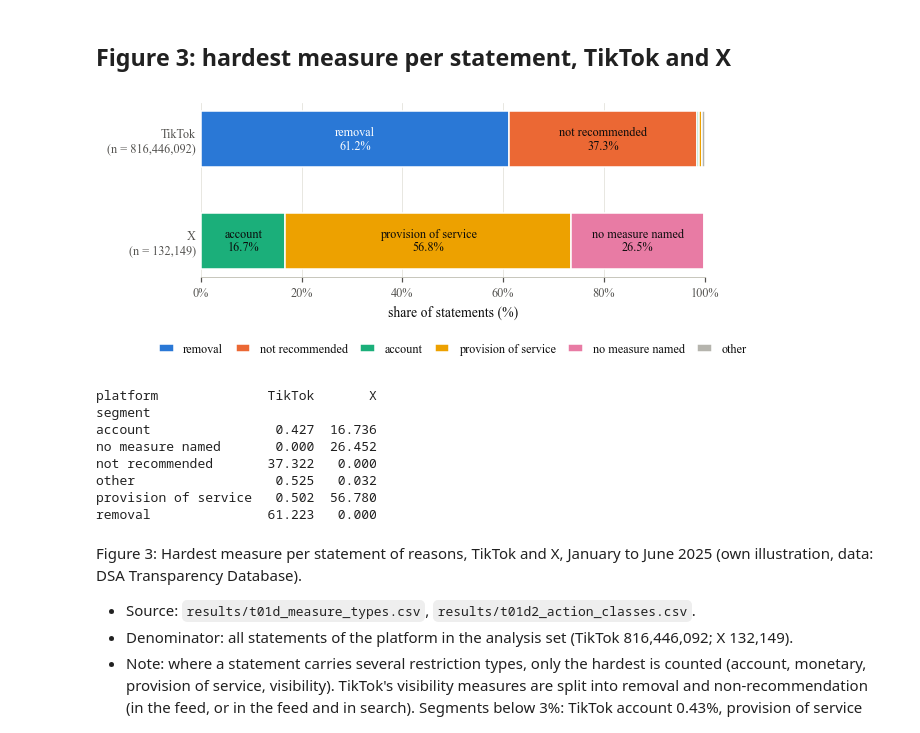
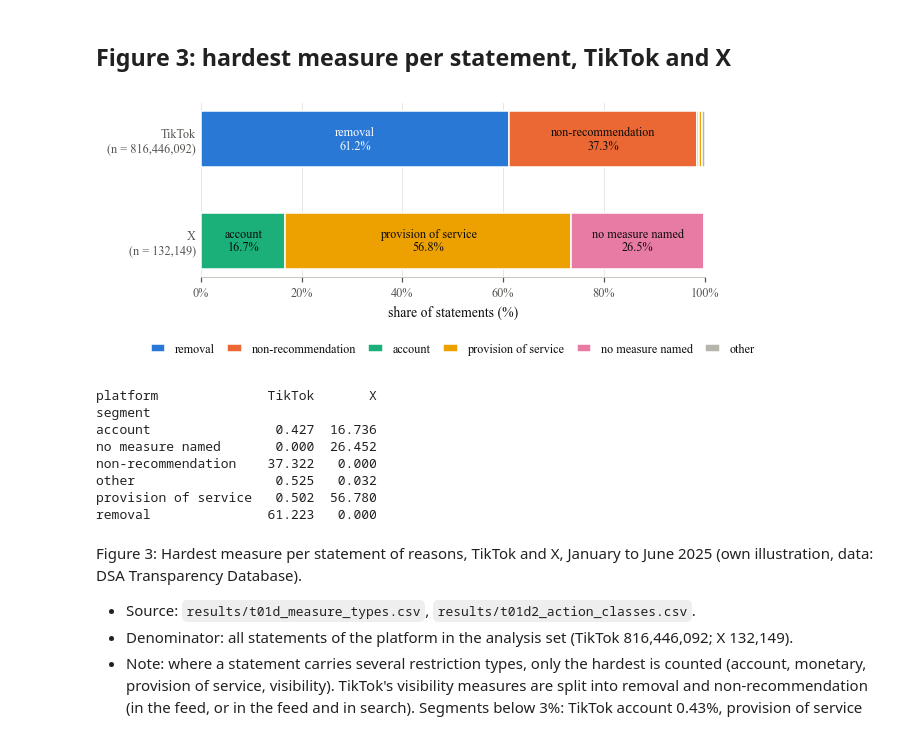
Before and after one commit to zamo-13/Abschlussarbeit, a Jupyter notebook: 04_figures.ipynb, the cells around one changed output. Drawn from its saved outputs; the diff is of its cells as text; code cells hidden in the pictures.

```diff
--- a/04_figures.ipynb
+++ b/04_figures.ipynb
@@ -72,7 +72,7 @@ full, part = w[w.days_in_window == 7], w[w.days_in_window < 7]
 
 panels = [("share_election", "civic-discourse and\nelections category (%)", (0, 0.08), PCT),
           ("share_fully_automated", "fully automated\ndecisions (%)", (0, 1.0), PCT),
-          ("mean_n_filled_strictly_optional", "filled strictly optional\nfields (mean number)", (0, 1.2), None)]
+          ("mean_n_filled_strictly_optional", "filled attributes\n(strict count, mean)", (0, 1.2), None)]
 fig, axes = plt.subplots(3, 1, figsize=(WIDTH, 13.5 * CM), sharex=True)
 for ax, (col, label, ylim, fmt), letter in zip(axes, panels, "abc"):
     for k, (p, a, b) in enumerate(PERIODS):
@@ -91,7 +91,8 @@ for ax, (col, label, ylim, fmt), letter in zip(axes, panels, "abc"):
 top = axes[0]
 for p, a, b in PERIODS:
     mid = pd.Timestamp(a) + (pd.Timestamp(b) - pd.Timestamp(a) + pd.Timedelta(days=1)) / 2
-    top.text(mid, 0.0785, PERIOD_LABELS[p], ha="center", va="top", fontsize=8, color=INK_2)
+    label = PERIOD_LABELS[p].replace(" ", "\n") if p == "baseline_a" else PERIOD_LABELS[p]  # narrowest period
+    top.text(mid, 0.0785, label, ha="center", va="top", fontsize=8, color=INK_2)
 top.text(ELECTION_DAY + pd.Timedelta(days=2), 0.004, "23 Feb 2025,\nfederal election", fontsize=8,
          color=INK_2, va="bottom")
 axes[-1].set_xlim(lo, hi + pd.Timedelta(days=1))
@@ -184,7 +185,7 @@ Database).
 # %%
 t1d = read("t01d_measure_types")
 t1d2 = read("t01d2_action_classes")
-SEGMENTS = [("removal", BLUE, SURFACE), ("not recommended", ORANGE, INK), ("account", AQUA, INK),
+SEGMENTS = [("removal", BLUE, SURFACE), ("non-recommendation", ORANGE, INK), ("account", AQUA, INK),
             ("provision of service", YELLOW, INK), ("no measure named", MAGENTA, INK),
             ("other", OTHER, INK)]
 
@@ -193,7 +194,7 @@ def segment(row):
     if row.action_class == "content removed":
         return "removal"
     if row.action_class in ("not recommended in feed", "not recommended in feed and search"):
-        return "not recommended"
+        return "non-recommendation"
     if row.measure_type in ("account", "provision of service", "no measure named"):
         return row.measure_type
     return "other"
@@ -206,39 +207,39 @@ assert (seg.sum(axis=1) == total).all()
 share = seg.div(total, axis=0)
 
 order = ["X", "TikTok"]  # TikTok on top
 fig, ax = plt.subplots(figsize=(WIDTH, 5.2 * CM))
 for yi, plat in enumerate(order):
     left = 0.0
     for name, color, text_color in SEGMENTS:
         v = share.loc[plat].get(name, 0.0)
         if v <= 0:
             continue
         ax.barh(yi, v, left=left, height=0.55, color=color, edgecolor=SURFACE, linewidth=1.0,
                 label=name if yi == 1 or name in ("account", "provision of service", "no measure named") else None)
         if v >= 0.03:
             ax.text(left + v / 2, yi, f"{name}\n{100 * v:.1f}%", ha="center", va="center", fontsize=8,
                     color=text_color)
         left += v
 ax.set_yticks([0, 1], [f"X\n(n = {total['X']:,})", f"TikTok\n(n = {total['TikTok']:,})"])
 ax.set_xlim(0, 1)
 ax.xaxis.set_major_formatter(PCT)
 ax.set_xlabel("share of statements (%)")
 ax.grid(axis="y", visible=False)
 ax.spines["left"].set_visible(False)
 ax.tick_params(axis="y", length=0)
 handles, labels = ax.get_legend_handles_labels()
 by_label = dict(zip(labels, handles))
 ax.legend([by_label[n] for n, _, _ in SEGMENTS if n in by_label], [n for n, _, _ in SEGMENTS if n in by_label],
           ncol=6, loc="upper center", bbox_to_anchor=(0.5, -0.32), handlelength=1.2, columnspacing=1.0)
 save(fig, "figure3_hardest_measure")
 print((share * 100).round(3).T)
 # %% [output]
-[figure, old version]
+[figure, new version]
 platform              TikTok       X
 segment
 account                0.427  16.736
 no measure named       0.000  26.452
-not recommended       37.322   0.000
+non-recommendation    37.322   0.000
 other                  0.525   0.032
 provision of service   0.502  56.780
 removal               61.223   0.000
```
Also changed, not shown: parts of 3 cells of this notebook, 10 other files.
